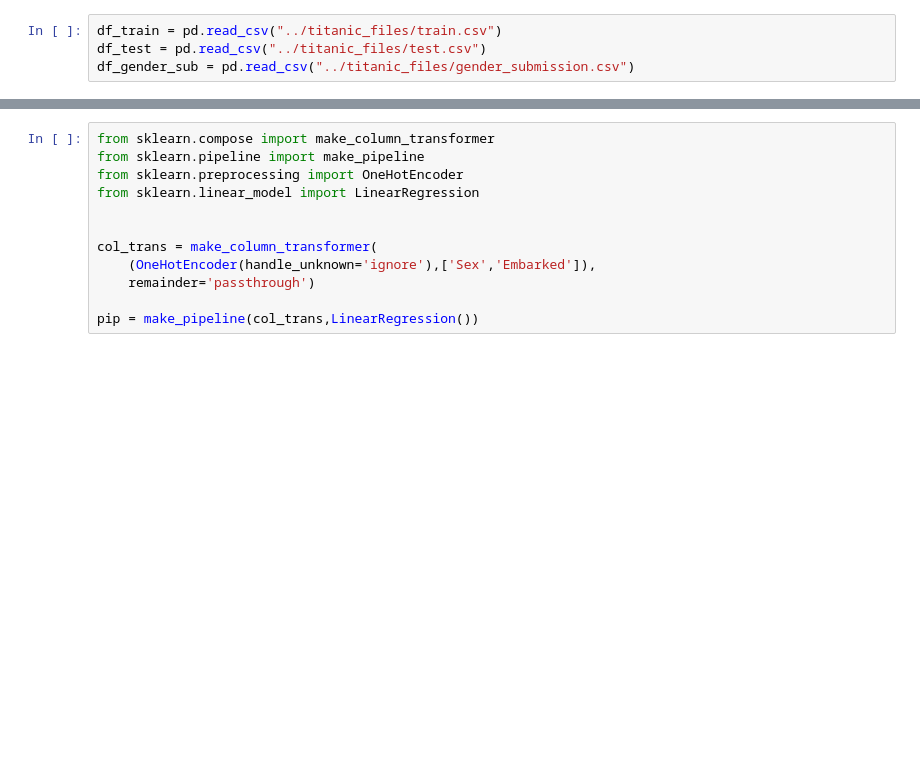
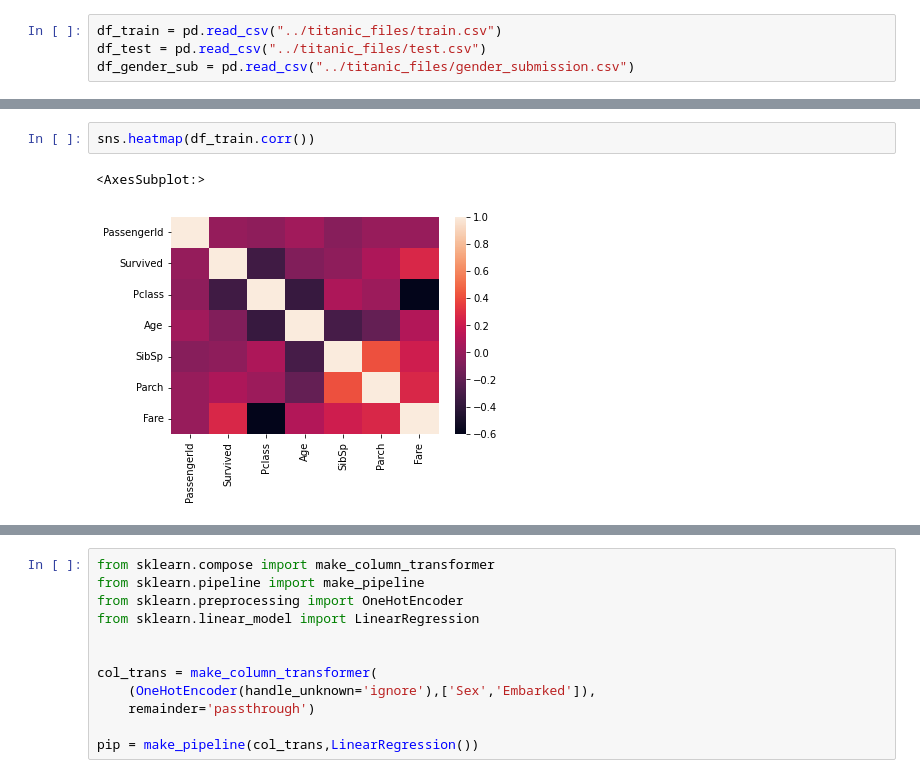
Before and after one commit to VambaraJP/kaggle-titanic, a Jupyter notebook: Titanic.ipynb, the cells around one changed output, grey strips where cells are left out. Saved outputs shown, nothing was run; the diff lists cells and outputs as text; blank space fills up the shorter version.

```diff
--- a/Titanic.ipynb
+++ b/Titanic.ipynb
@@ -29,0 +92,5 @@ plt.show()
+# %%
+sns.heatmap(df_train.corr())
+# %% [output]
+<AxesSubplot:>
+[figure, added]
```
Also changed, not shown: parts of 28 cells of this notebook.
